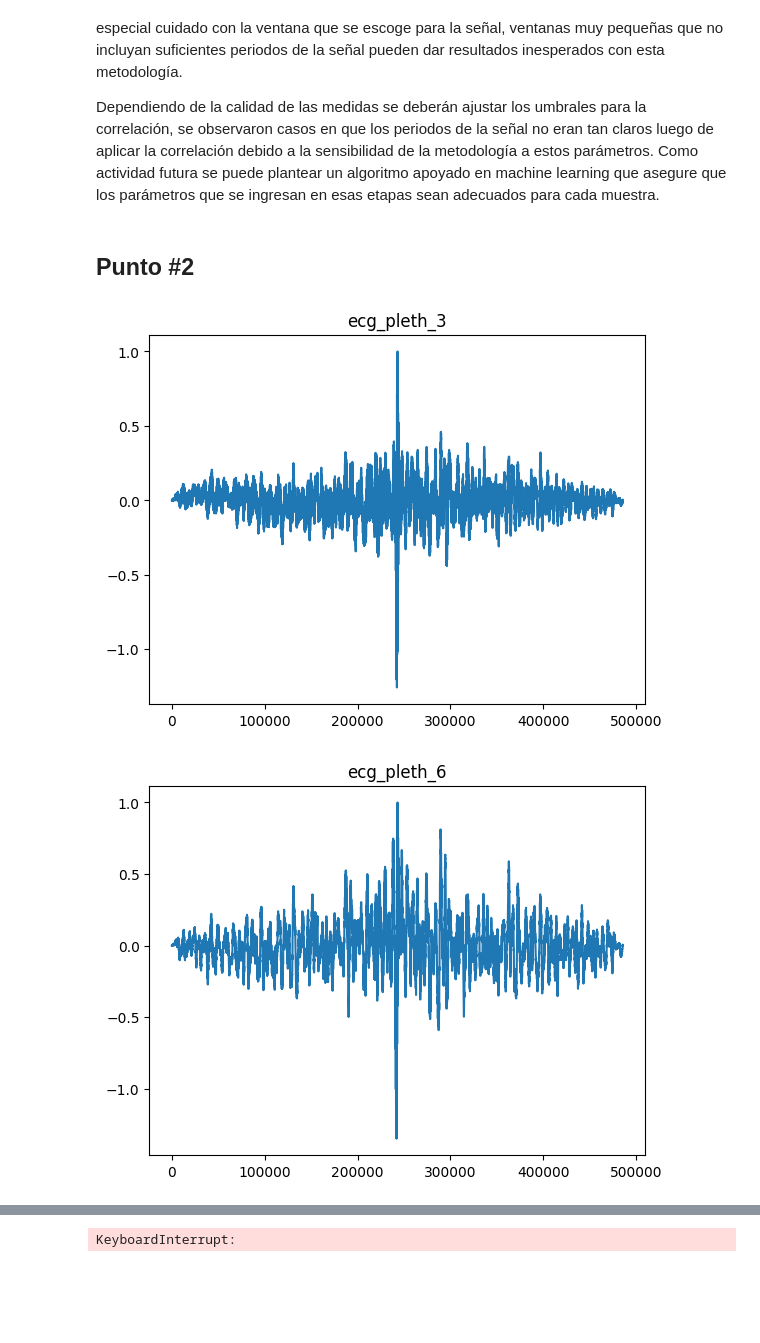
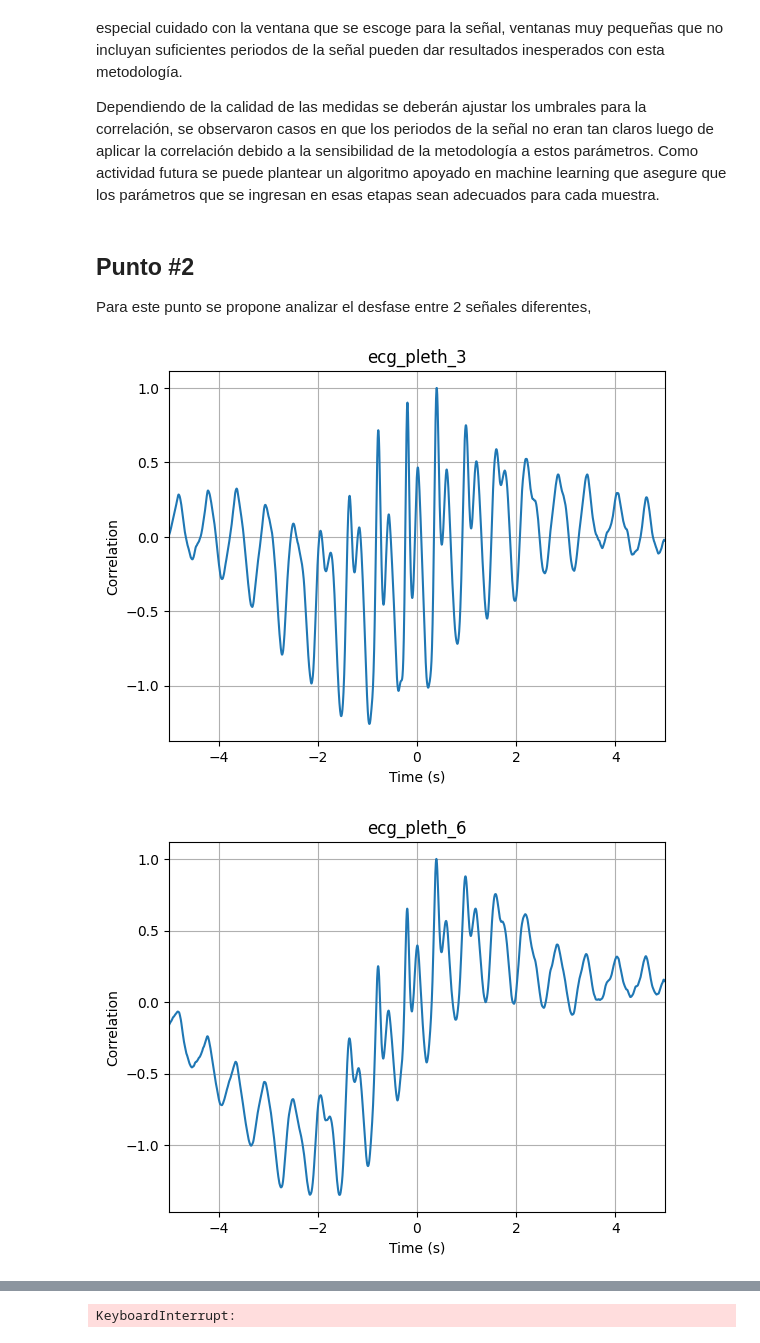
Before and after one commit to andresosorios23/digital_signal_processing, a Jupyter notebook: task_2/task.ipynb, the cells around one changed output, grey strips where cells are left out. Drawn from its saved outputs; the diff is of its cells as text; code cells hidden in the pictures; blank space fills up the shorter version.

```diff
--- a/task_2/task.ipynb
+++ b/task_2/task.ipynb
@@ -166,11 +166,44 @@ Como puede observarse, el valor por el que rondan las gráficas incrementa segun
 Se debe tener especial cuidado con la ventana que se escoge para la señal, ventanas muy pequeñas que no incluyan suficientes periodos de la señal pueden dar resultados inesperados con esta metodología.
 
 Dependiendo de la calidad de las medidas se deberán ajustar los umbrales para la correlación, se observaron casos en que los periodos de la señal no eran tan claros luego de aplicar la correlación debido a la sensibilidad de la metodología a estos parámetros. Como actividad futura se puede plantear un algoritmo apoyado en machine learning que asegure que los parámetros que se ingresan en esas etapas sean adecuados para cada muestra.
-# %% [markdown]
-## Punto #2
+# %% [markdown]
+## Punto #2
+
+Para este punto se propone analizar el desfase entre 2 señales diferentes,
 # %%
+def windowed_cross_correlation_lag(signal_1, signal_2, window_size):
+    periods = []
+    overlap = 0.2
+    for i in np.arange(
+        0, int(len(signal) - (window_size * overlap)), int(window_size * overlap)
+    ):
+        window_1 = signal_1[i : i + window_size]
+        window_1 = window_1 - np.mean(window)
+        window_2 = signal_2[i : i + window_size]
+        window_2 = window_2 - np.mean(window)
+
+        cross_correlation = np.correlate(window, window, mode="full")
+        cross_correlation = cross_correlation / np.max(cross_correlation)
+        cross_correlation = cross_correlation[len(cross_correlation) // 2 :]
+        cross_correlation = cross_correlation - np.mean(cross_correlation)
+        cross_correlation[np.where(cross_correlation < 0.1)] = 0
+        peaks = find_peaks(cross_correlation, prominence=0.1)[0]
+
+        diff = np.diff(peaks)
+        diff = diff[np.where(diff > 250)]
+        diff = diff[np.where(diff < 400)]
+
+        if len(diff) == 0:
+            periods.append(np.mean(periods))
+            continue
+        periods.append(60 * frequency / np.mean(diff))
+    return periods
+
+
 cross_correlations = {}
-columns = ["ecg", "pleth_3", "pleth_6", "lc_1", "lc_2"]
+columns = ["ecg", "pleth_3", "pleth_6", "lc_1", "lc_2", "temp_1"]
+
+
 for column_i in columns:
     for column_j in columns:
         if column_i == column_j:
@@ -187,10 +220,14 @@ for column_i in columns:
         ] / np.max(cross_correlations[column_i + "_" + column_j])
 # %%
 for key, value in cross_correlations.items():
+    x = np.arange(-len(value) // 2, len(value) // 2) / frequency
     plt.figure()
-    plt.plot(value, label=key)
+    plt.plot(x, value, label=key)
     plt.title(key)
+    plt.xlabel("Time (s)")
+    plt.ylabel("Correlation")
+    plt.xlim(-5, 5)
     plt.show()
 # %% [output]
-[figure, old version]
+[figure, new version]
-[figure, old version]
+[figure, new version]
```
Also changed, not shown: parts of 1 cell of this notebook.
